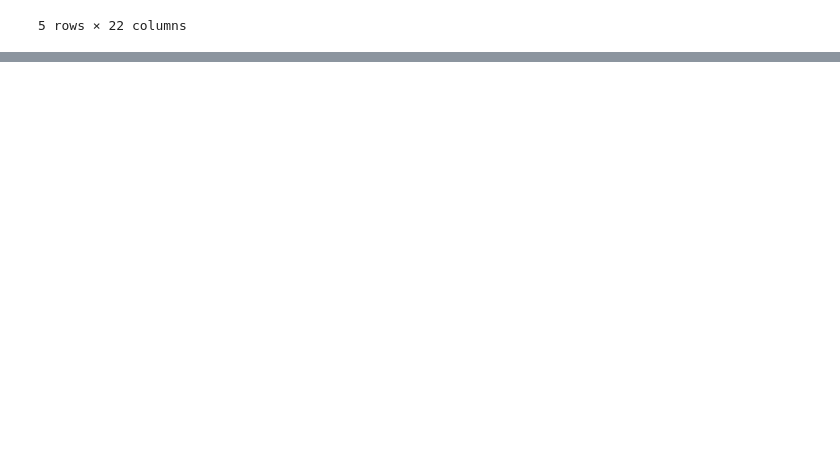
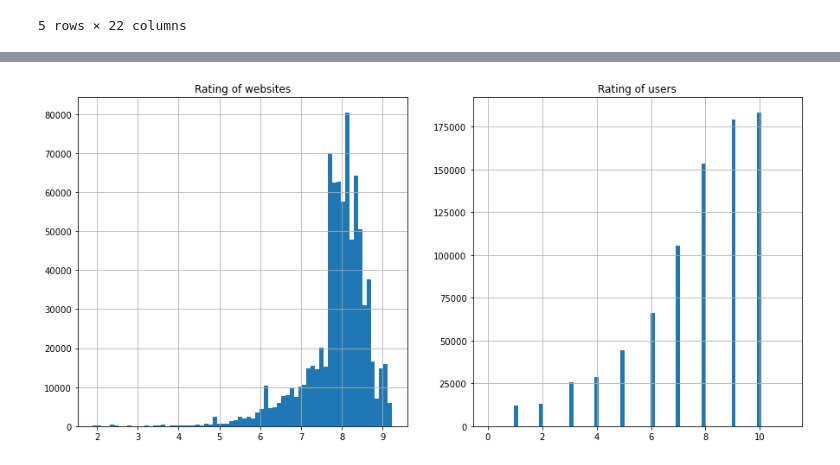
Before and after one commit to yumichelle/Anime-Data-Analysis, a Jupyter notebook: Anime-Data-Analysis.ipynb, the cells around one changed output, grey strips where cells are left out. Drawn from its saved outputs; the diff is of its cells as text; code cells hidden in the pictures; blank space fills up the shorter version.

```diff
--- a/Anime-Data-Analysis.ipynb
+++ b/Anime-Data-Analysis.ipynb
@@ -61,0 +99,13 @@ anime_full_data.head()
+# %%
+def RatingGraph():
+    #Distribution of ratings
+    plt.figure(figsize = (15, 7))
+    plt.subplot(1,2,1)
+    anime_full_data['score'].hist(bins=70)
+    plt.title("Rating of websites")
+    plt.subplot(1,2,2)
+    anime_full_data['score_review'].hist(bins=70)
+    plt.title("Rating of users")
+RatingGraph()
+# %% [output]
+[figure, added]
```
Also changed, not shown: parts of 3 cells of this notebook.
